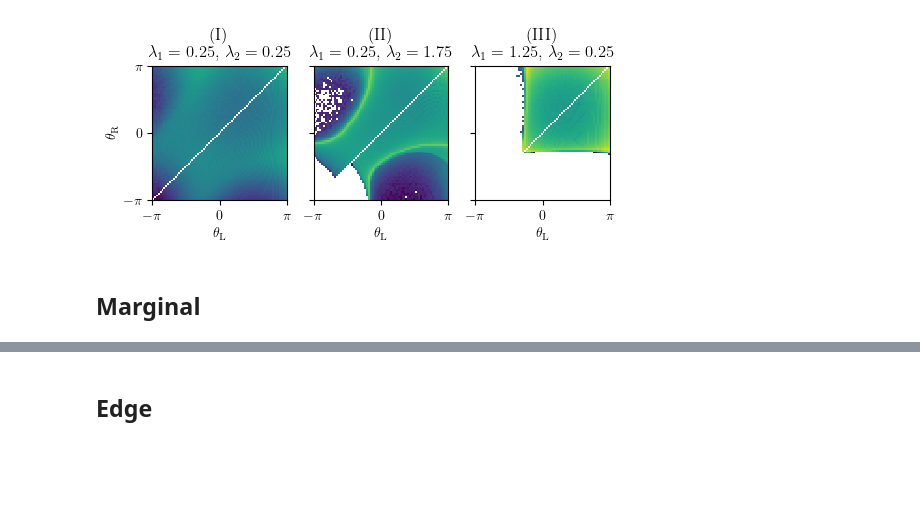
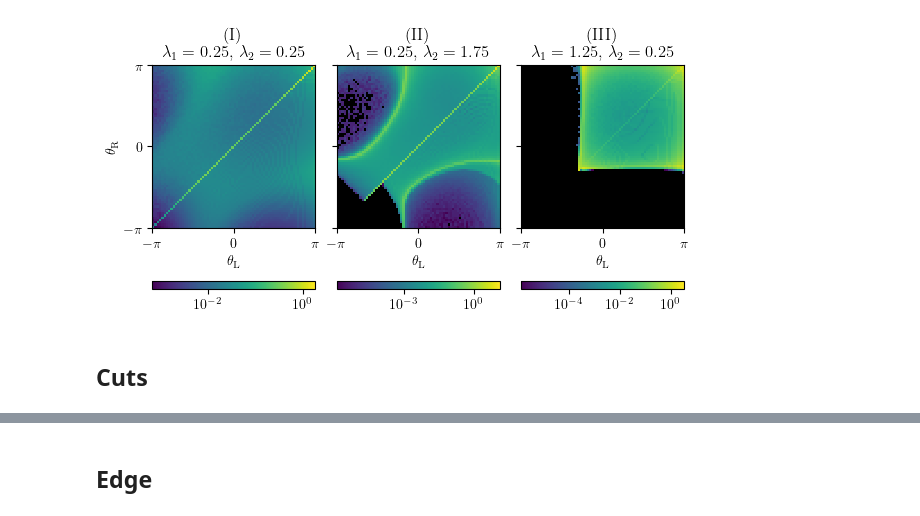
Before and after one commit to svrnzn/quantum-zeni, a Jupyter notebook: dimer/analysis/dimer-full-vs-gutz.ipynb, the cells around one changed output, grey strips where cells are left out. Drawn from its saved outputs; the diff is of its cells as text; code cells hidden in the pictures; blank space fills up the shorter version.

Commit message:
Mostly updates and tweaks to plotting notebooks.

```diff
--- a/dimer/analysis/dimer-full-vs-gutz.ipynb
+++ b/dimer/analysis/dimer-full-vs-gutz.ipynb
@@ -170,44 +170,52 @@ binning_range = [[-np.pi, np.pi], [-np.pi, np.pi]]
 ticks = np.linspace(-np.pi, np.pi, 3)
 tick_labels = [r"$-\pi$", r"$0$", r"$\pi$"]
 
-fig, axs = plt.subplots(1, 3)
+fig, axs = plt.subplots(1, 3,
+                        sharey=True,
+                        layout='constrained')
+fig.set_figheight(8/2.54)
 for i, (lmbd_1, lmbd_2) in enumerate(lambdas):
 
     hist_comp = np.zeros_like(hist_full[0])
     for j in np.arange(len(hist_comp)):
+        hist_comp[j, j] = hist_full[i][j, j]
         for k in np.arange(j+1, len(hist_comp[j]), 1):
             hist_comp[k, j] = (hist_full[i][j, k] + hist_full[i][k, j]) / 2
             hist_comp[j, k] = (hist_gutz[i][j, k] + hist_gutz[i][k, j]) / 2
 
-    axs[i].pcolormesh(edges_l, edges_r, hist_comp,
+    pcm = axs[i].pcolormesh(edges_l, edges_r, hist_comp,
                       norm="log",
                       vmin=hist_gutz[i][np.nonzero(hist_gutz[i])].min(),
                       vmax=hist_gutz[i].max())
 
     # centers_l = (edges_l[1:] + edges_l[:-1]) / 2
     # centers_r = (edges_r[1:] + edges_r[:-1]) / 2
     # axs[i].pcolormesh(centers_l, centers_r, hist_comp,
     #                   norm="log",
     #                   vmin=hist_gutz[np.nonzero(hist_gutz)].min(),
     #                   vmax=hist_gutz.max(),
     #                   shading='gouraud')
 
+    fig.colorbar(pcm, ax=axs[i], location='bottom')
+
     axs[i].set_xticks(ticks)
     axs[i].set_xticklabels(tick_labels)
     axs[i].set_yticks(ticks)
     axs[i].set_yticklabels(tick_labels)
     axs[i].set_title(f'({(i+1) * "I"})\n'
                      rf"$\lambda_1 = {lmbd_1}$, $\lambda_2 = {lmbd_2}$")
     axs[i].set(xlabel=r"$\theta_\mathrm{L}$", ylabel=r"$\theta_\mathrm{R}$")
     axs[i].set(aspect='equal')
+    axs[i].set_facecolor('k')
+
 
 # Hide x labels and tick labels for top plots and y ticks for right plots.
 for ax in axs.flat:
     ax.label_outer()
 
 plt.savefig("plots/dimer/dimer-full-gutz-p-infty-mc.pdf")
 # %% [output]
-[figure, old version]
+[figure, new version]
 # %% [markdown]
-## Marginal
+## Cuts
 # %%
```
Also changed, not shown: parts of 6 cells of this notebook, 7 other files.
